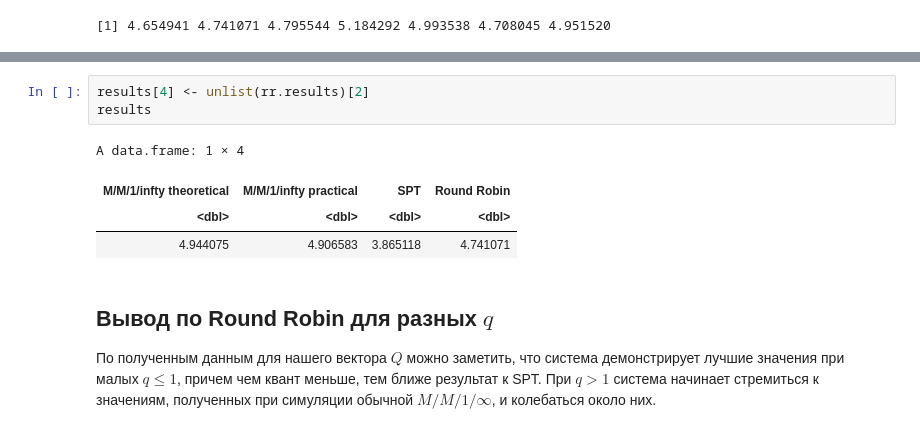
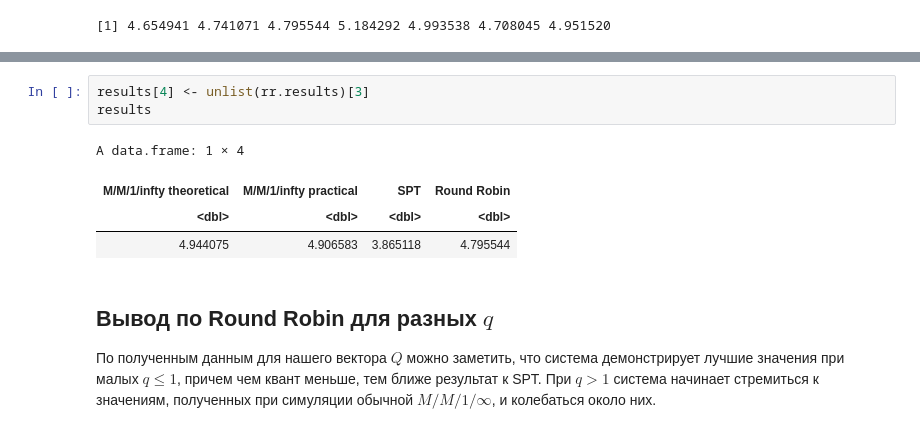
Before and after one commit to DeadlySquad13/t4-2-PerformanceAnalysis__Labs, a Jupyter notebook: Lab7/PerformanceAnalysis__Lab7.ipynb, the cells around one changed output, grey strips where cells are left out. Drawn from its saved outputs; the diff is of its cells as text.

```diff
--- a/Lab7/PerformanceAnalysis__Lab7.ipynb
+++ b/Lab7/PerformanceAnalysis__Lab7.ipynb
@@ -369,11 +369,11 @@ A data.frame: 7 × 2
 # %%
-results[4] <- unlist(rr.results)[2]
+results[4] <- unlist(rr.results)[3]
 results
 # %% [output]
 A data.frame: 1 × 4
 | M/M/1/infty theoretical | M/M/1/infty practical | SPT | Round Robin |
 | <dbl> | <dbl> | <dbl> | <dbl> |
-| 4.944075 | 4.906583 | 3.865118 | 4.741071 |
+| 4.944075 | 4.906583 | 3.865118 | 4.795544 |
 # %% [markdown]
 ## Вывод по Round Robin для разных $q$
 По полученным данным для нашего вектора $Q$ можно заметить, что система демонстрирует лучшие
```
Also changed, not shown: parts of 2 cells of this notebook, 1 other file.
